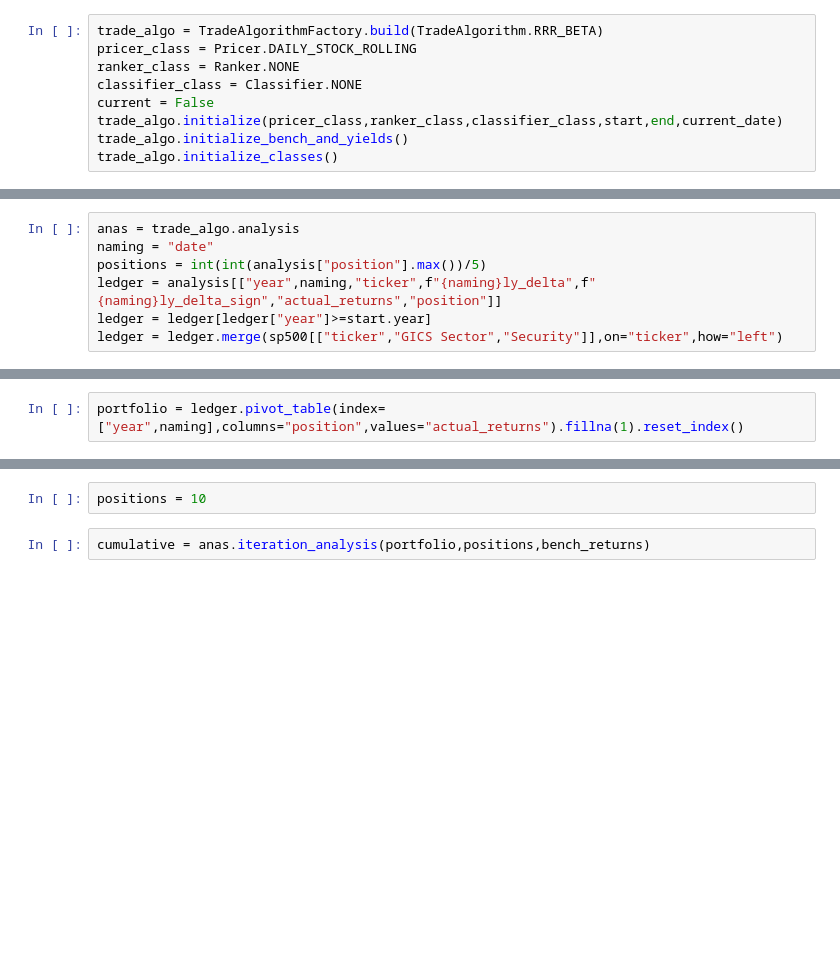
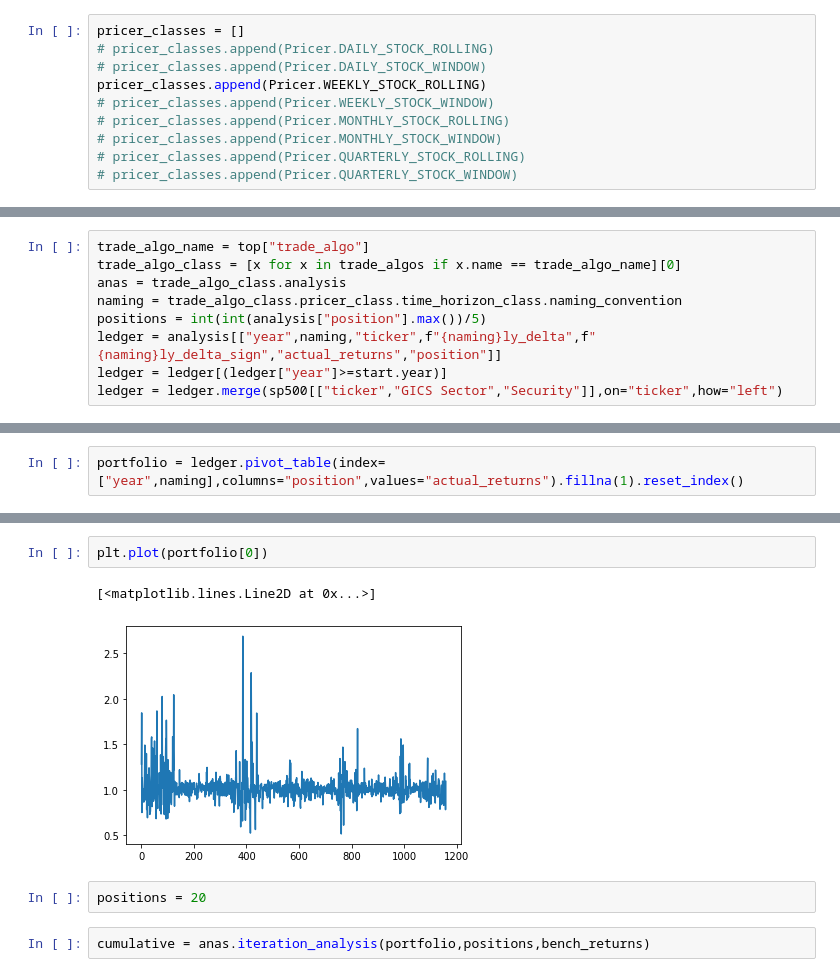
Before and after one commit to webclinic017/longshot-, a Jupyter notebook: analysis.ipynb, the cells around one changed output, grey strips where cells are left out. Drawn from its saved outputs; the diff is of its cells as text; blank space fills up the shorter version.

```diff
--- a/analysis.ipynb
+++ b/analysis.ipynb
@@ -34,15 +34,16 @@ end  = datetime(2023,1,1)
 current_date = datetime(2023,1,1)
 # %%
 market = Market()
-# %%
-trade_algo = TradeAlgorithmFactory.build(TradeAlgorithm.RRR_BETA)
-pricer_class = Pricer.DAILY_STOCK_ROLLING
-ranker_class = Ranker.NONE
-classifier_class = Classifier.NONE
-current = False
-trade_algo.initialize(pricer_class,ranker_class,classifier_class,start,end,current_date)
-trade_algo.initialize_bench_and_yields()
-trade_algo.initialize_classes()
+# %%
+pricer_classes = []
+# pricer_classes.append(Pricer.DAILY_STOCK_ROLLING)
+# pricer_classes.append(Pricer.DAILY_STOCK_WINDOW)
+pricer_classes.append(Pricer.WEEKLY_STOCK_ROLLING)
+# pricer_classes.append(Pricer.WEEKLY_STOCK_WINDOW)
+# pricer_classes.append(Pricer.MONTHLY_STOCK_ROLLING)
+# pricer_classes.append(Pricer.MONTHLY_STOCK_WINDOW)
+# pricer_classes.append(Pricer.QUARTERLY_STOCK_ROLLING)
+# pricer_classes.append(Pricer.QUARTERLY_STOCK_WINDOW)
 # %%
 market.connect()
 sp500 = market.retrieve("sp500")
@@ -92,11 +131,13 @@ db.connect()
 analysis = db.query("trades",{"iteration":int(top["iteration"])})
 db.disconnect()
 # %%
-anas = trade_algo.analysis
-naming = "date"
+trade_algo_name = top["trade_algo"]
+trade_algo_class = [x for x in trade_algos if x.name == trade_algo_name][0]
+anas = trade_algo_class.analysis
+naming = trade_algo_class.pricer_class.time_horizon_class.naming_convention
 positions = int(int(analysis["position"].max())/5)
 ledger = analysis[["year",naming,"ticker",f"{naming}ly_delta",f"{naming}ly_delta_sign","actual_returns","position"]]
-ledger = ledger[ledger["year"]>=start.year]
+ledger = ledger[(ledger["year"]>=start.year)]
 ledger = ledger.merge(sp500[["ticker","GICS Sector","Security"]],on="ticker",how="left")
 # %%
 ledger
@@ -118,5 +235,10 @@ portfolio
+# %%
+plt.plot(portfolio[0])
+# %% [output]
+[<matplotlib.lines.Line2D at 0x...>]
+[figure, added]
 # %%
-positions = 10
+positions = 20
 # %%
 cumulative = anas.iteration_analysis(portfolio,positions,bench_returns)
 # %%
```
Also changed, not shown: parts of 22 cells of this notebook, 31 other files.
